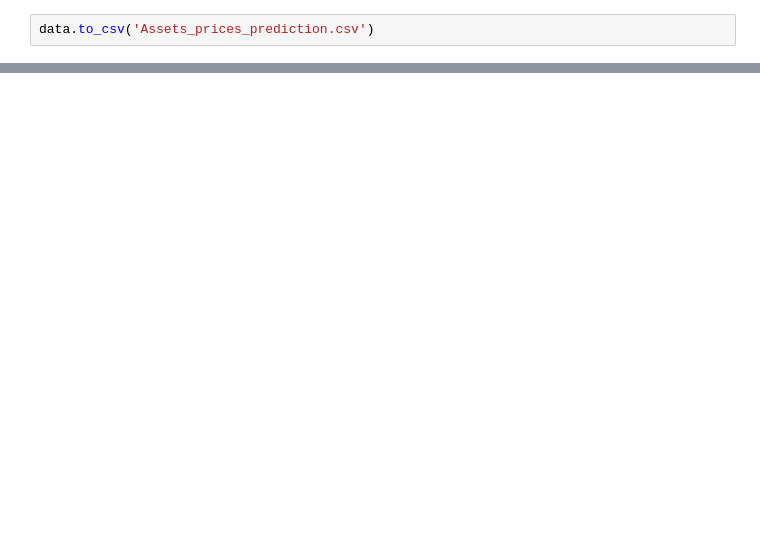
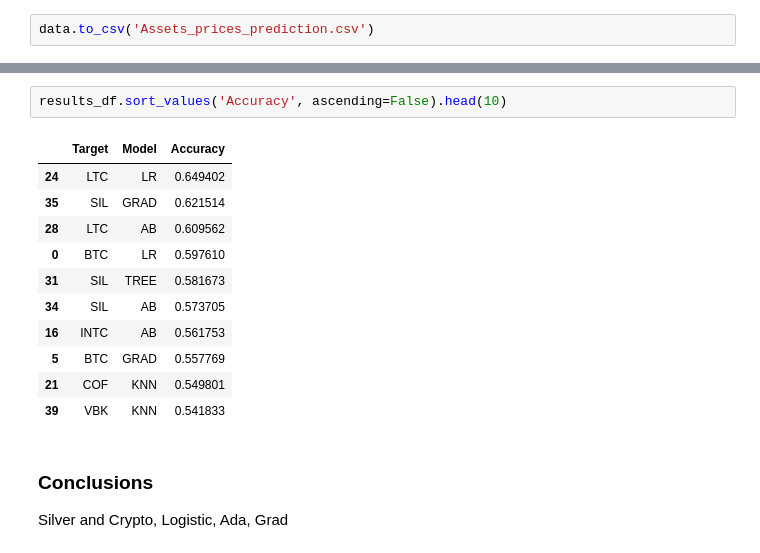
Before and after one commit to tomasz-te/Assets-prices-prediction, a Jupyter notebook: Assets_prices_prediction.ipynb, the cells around one changed output, grey strips where cells are left out. Saved outputs shown, nothing was run; the diff lists cells and outputs as text; blank space fills up the shorter version.

```diff
--- a/Assets_prices_prediction.ipynb
+++ b/Assets_prices_prediction.ipynb
@@ -152,0 +235,18 @@ data.to_csv('Assets_prices_prediction.csv')
+# %%
+results_df.sort_values('Accuracy', ascending=False).head(10)
+# %% [output]
+|  | Target | Model | Accuracy |
+| 24 | LTC | LR | 0.649402 |
+| 35 | SIL | GRAD | 0.621514 |
+| 28 | LTC | AB | 0.609562 |
+| 0 | BTC | LR | 0.597610 |
+| 31 | SIL | TREE | 0.581673 |
+| 34 | SIL | AB | 0.573705 |
+| 16 | INTC | AB | 0.561753 |
+| 5 | BTC | GRAD | 0.557769 |
+| 21 | COF | KNN | 0.549801 |
+| 39 | VBK | KNN | 0.541833 |
+# %% [markdown]
+### Conclusions
+
+Silver and Crypto, Logistic, Ada, Grad
```
Also changed, not shown: parts of 12 cells of this notebook.
